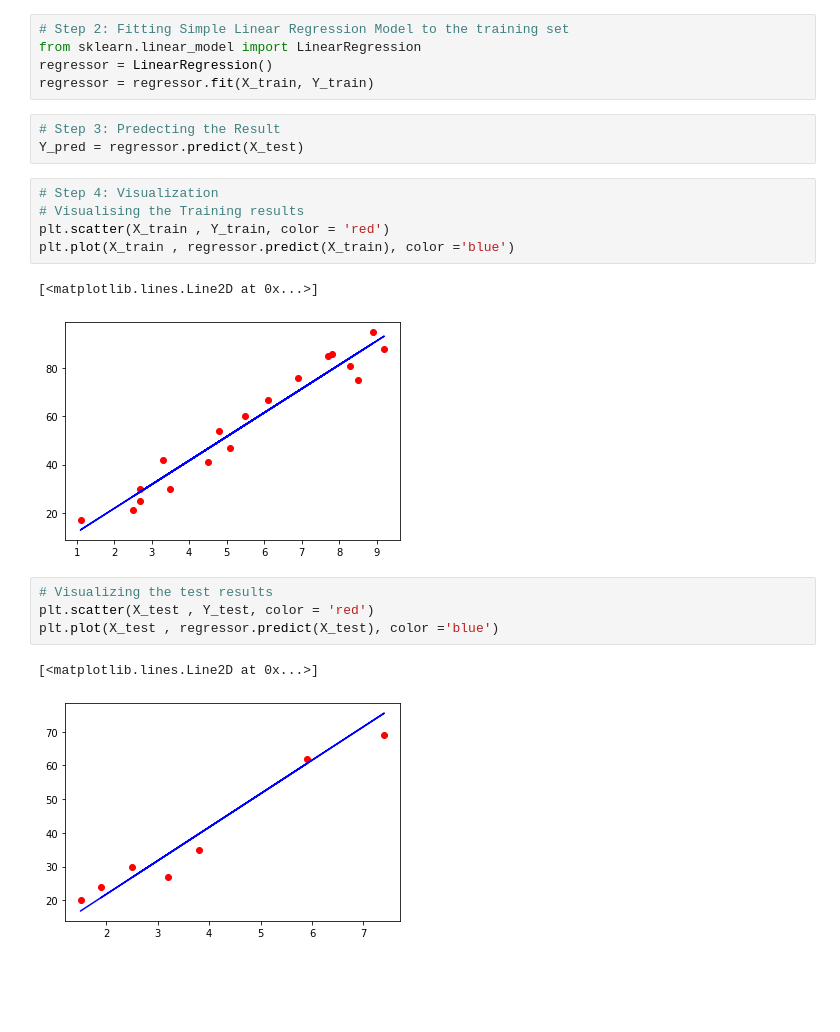
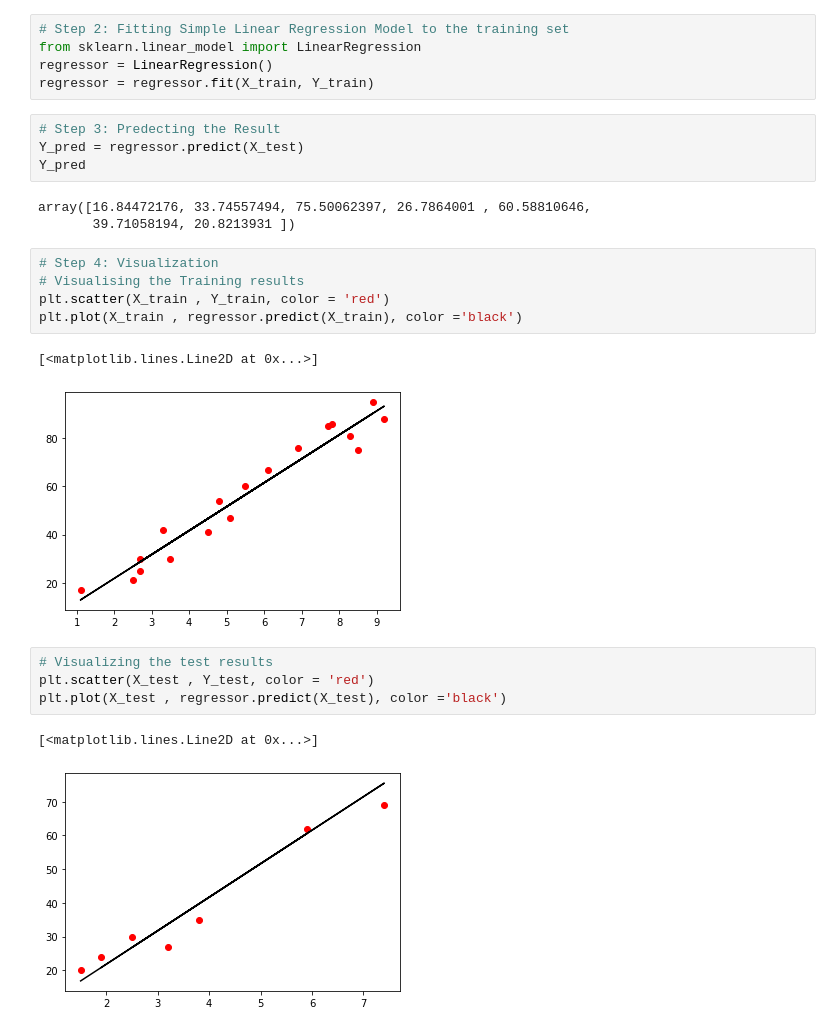
Before and after one commit to gueiyajhang/ML54Day, a Jupyter notebook: Day2.ipynb, the cells around one changed output. Saved outputs shown, nothing was run; the diff lists cells and outputs as text; blank space fills up the shorter version.

```diff
--- a/Day2.ipynb
+++ b/Day2.ipynb
@@ -19,18 +19,22 @@ regressor = regressor.fit(X_train, Y_train)
 # %%
 # Step 3: Predecting the Result
 Y_pred = regressor.predict(X_test)
+Y_pred
+# %% [output]
+array([16.84472176, 33.74557494, 75.50062397, 26.7864001 , 60.58810646,
+       39.71058194, 20.8213931 ])
 # %%
 # Step 4: Visualization
 # Visualising the Training results
 plt.scatter(X_train , Y_train, color = 'red')
-plt.plot(X_train , regressor.predict(X_train), color ='blue')
+plt.plot(X_train , regressor.predict(X_train), color ='black')
 # %% [output]
 [<matplotlib.lines.Line2D at 0x...>]
-[figure, old version]
+[figure, new version]
 # %%
 # Visualizing the test results
 plt.scatter(X_test , Y_test, color = 'red')
-plt.plot(X_test , regressor.predict(X_test), color ='blue')
+plt.plot(X_test , regressor.predict(X_test), color ='black')
 # %% [output]
 [<matplotlib.lines.Line2D at 0x...>]
-[figure, old version]
+[figure, new version]
```
